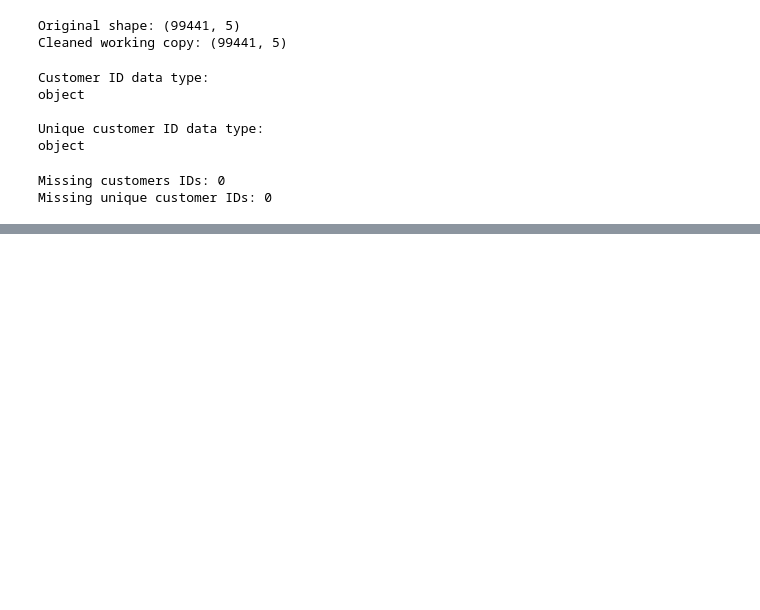
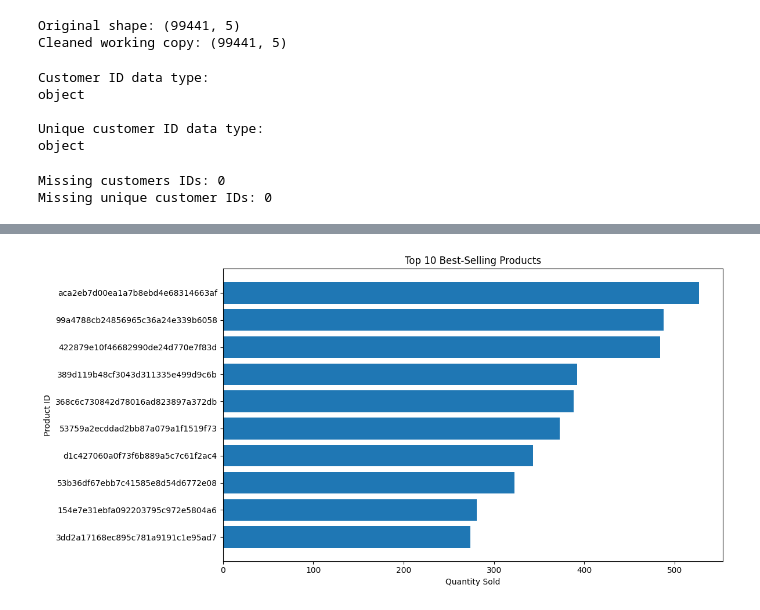
Before and after one commit to guntimanoj/olist-ecommerce-data-analysis, a Jupyter notebook: notebooks/01_data_exploration.ipynb, the cells around one changed output, grey strips where cells are left out. Cells and saved outputs as stored; diff of their text form; code cells hidden in the pictures; blank space fills up the shorter version.

```diff
--- a/notebooks/01_data_exploration.ipynb
+++ b/notebooks/01_data_exploration.ipynb
@@ -539,0 +1000,13 @@ Missing unique customer IDs: 0
+# %%
+import matplotlib.pyplot as plt
+top_quantity_products = product_final_report.sort_values(by="total_quantity", ascending=False).head(10)
+plt.figure(figsize=(12, 6))
+plt.barh(top_quantity_products.index.astype(str), top_quantity_products["total_quantity"])
+plt.title("Top 10 Best-Selling Products")
+plt.xlabel("Quantity Sold")
+plt.ylabel("Product ID")
+plt.gca().invert_yaxis()
+plt.tight_layout()
+plt.show()
+# %% [output]
+[figure, added]
```
Also changed, not shown: parts of 45 cells of this notebook.
